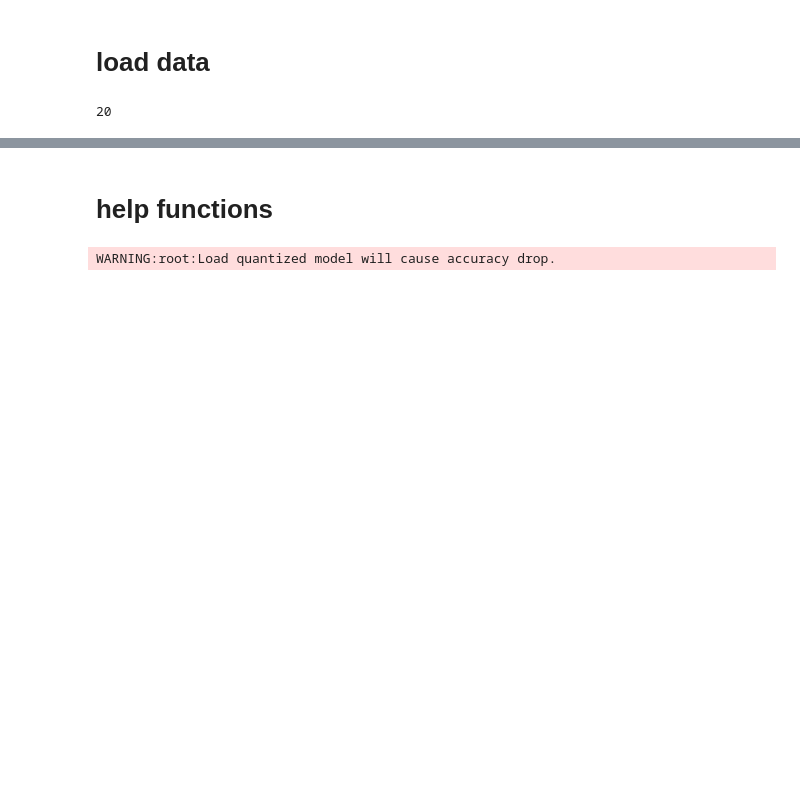
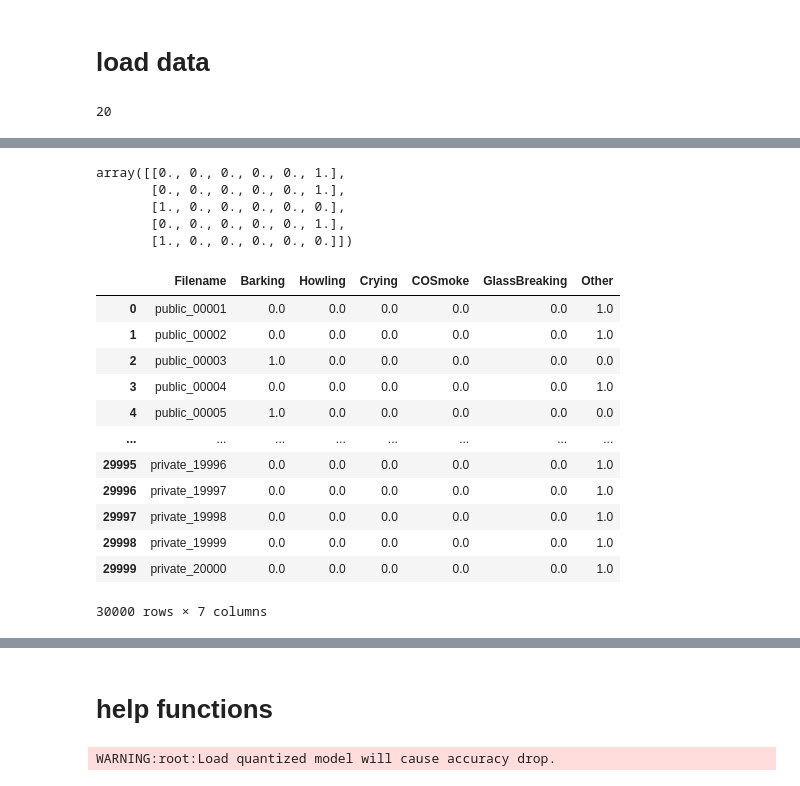
Before and after one commit to skywalker0803r/Tomofun-Dog-Voice-Recognition-AI-Million-Challenge, a Jupyter notebook: full_work_flow_senet20_ruby0529.ipynb, the cells around one changed output, grey strips where cells are left out. Cells and saved outputs as stored; diff of their text form; code cells hidden in the pictures; blank space fills up the shorter version.

```diff
--- a/full_work_flow_senet20_ruby0529.ipynb
+++ b/full_work_flow_senet20_ruby0529.ipynb
@@ -91,0 +98,3 @@ torch.Size([1199, 6])
+# %%
+Y_test_all = pd.read_csv('vote_V12_排行榜0.976667.csv') #拿目前分數最高的
+Y_test_all.head(5)
@@ -91,0 +108,27 @@ torch.Size([1199, 6])
+# %%
+values = Y_test_all.iloc[:,1:].values.argmax(axis=1) #轉換成one hot格式
+n_values = np.max(values) + 1
+np.eye(n_values)[values][:5]
+# %% [output]
+array([[0., 0., 0., 0., 0., 1.],
+       [0., 0., 0., 0., 0., 1.],
+       [1., 0., 0., 0., 0., 0.],
+       [0., 0., 0., 0., 0., 1.],
+       [1., 0., 0., 0., 0., 0.]])
+# %%
+Y_test_all.iloc[:,1:] = np.eye(n_values)[values] #轉換成df格式
+Y_test_all
+# %% [output]
+|  | Filename | Barking | Howling | Crying | COSmoke | GlassBreaking | Other |
+| 0 | public_00001 | 0.0 | 0.0 | 0.0 | 0.0 | 0.0 | 1.0 |
+| 1 | public_00002 | 0.0 | 0.0 | 0.0 | 0.0 | 0.0 | 1.0 |
+| 2 | public_00003 | 1.0 | 0.0 | 0.0 | 0.0 | 0.0 | 0.0 |
+| 3 | public_00004 | 0.0 | 0.0 | 0.0 | 0.0 | 0.0 | 1.0 |
+| 4 | public_00005 | 1.0 | 0.0 | 0.0 | 0.0 | 0.0 | 0.0 |
+| ... | ... | ... | ... | ... | ... | ... | ... |
+| 29995 | private_19996 | 0.0 | 0.0 | 0.0 | 0.0 | 0.0 | 1.0 |
+| 29996 | private_19997 | 0.0 | 0.0 | 0.0 | 0.0 | 0.0 | 1.0 |
+| 29997 | private_19998 | 0.0 | 0.0 | 0.0 | 0.0 | 0.0 | 1.0 |
+| 29998 | private_19999 | 0.0 | 0.0 | 0.0 | 0.0 | 0.0 | 1.0 |
+| 29999 | private_20000 | 0.0 | 0.0 | 0.0 | 0.0 | 0.0 | 1.0 |
+30000 rows × 7 columns
```
Also changed, not shown: parts of 26 cells of this notebook.
